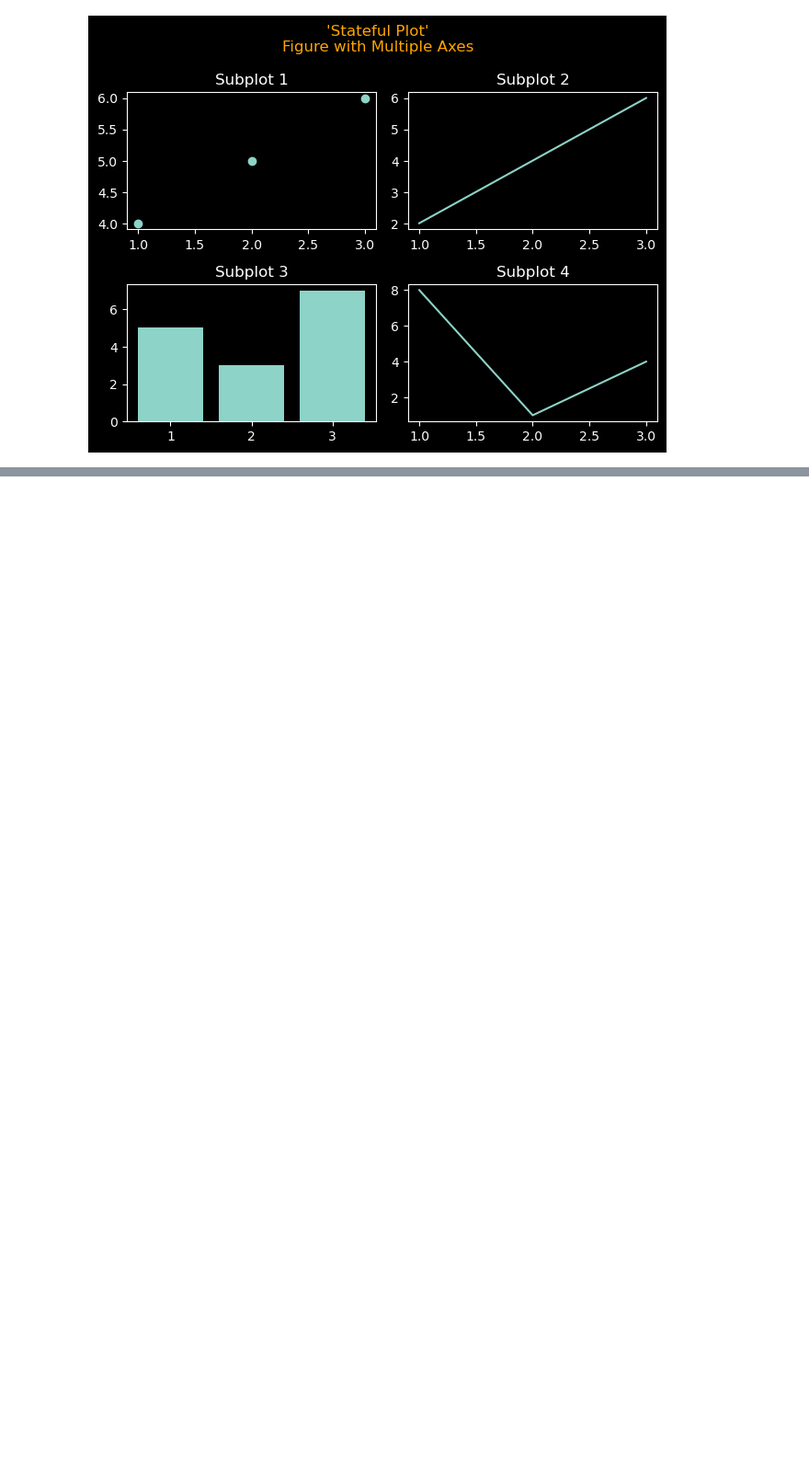
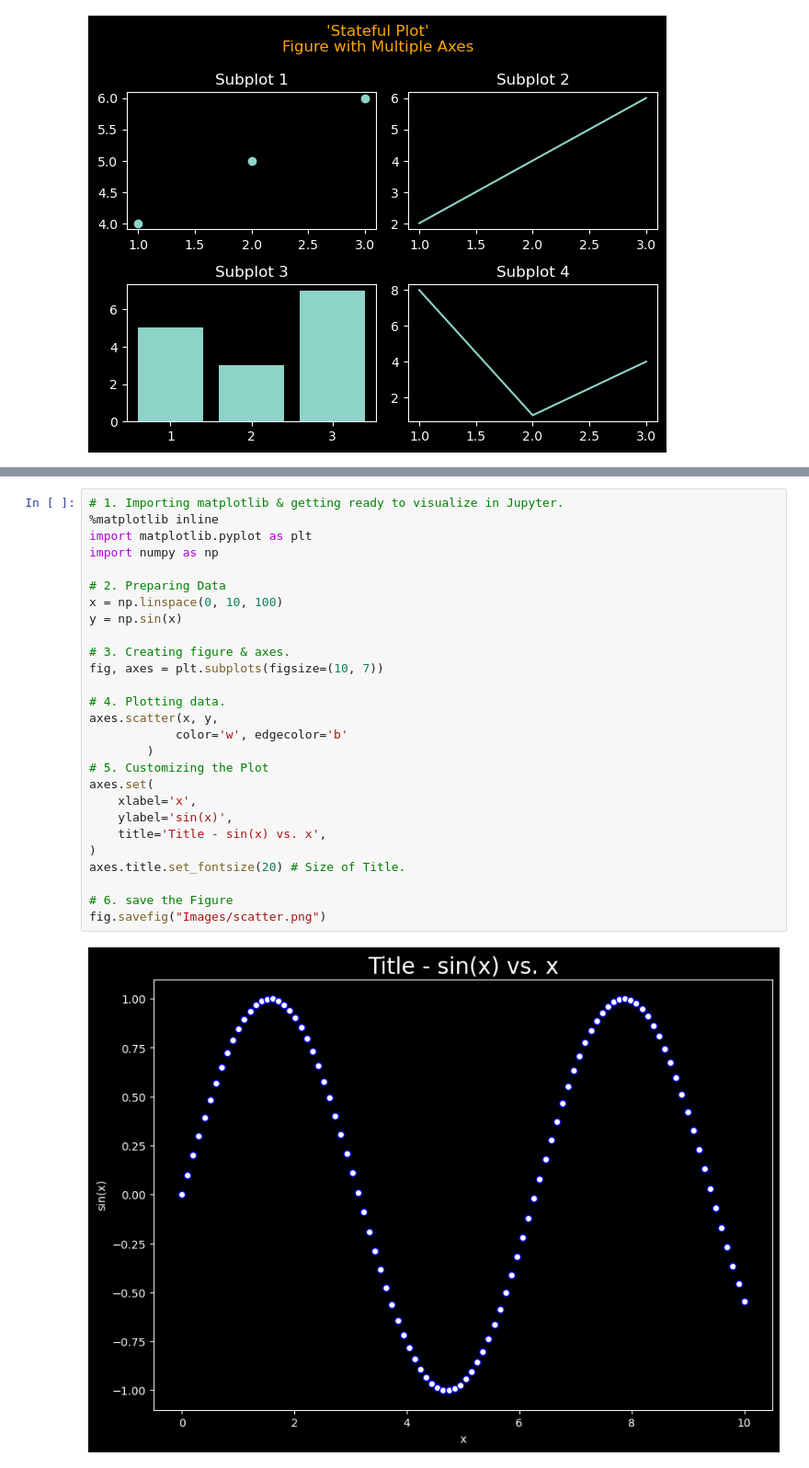
Before and after one commit to DarkDk123/ZTM-ML-Data-Science, a Jupyter notebook: 6. Matplotlib : Visualizing Data/Matplotlib_Intro.ipynb, the cells around one changed output, grey strips where cells are left out. Shown at 92% size. Cells and saved outputs as stored; diff of their text form; blank space fills up the shorter version.

```diff
--- a/6. Matplotlib : Visualizing Data/Matplotlib_Intro.ipynb
+++ b/6. Matplotlib : Visualizing Data/Matplotlib_Intro.ipynb
@@ -118,0 +159,29 @@ plt.show()
+# %%
+# 1. Importing matplotlib & getting ready to visualize in Jupyter.
+%matplotlib inline
+import matplotlib.pyplot as plt
+import numpy as np
+
+# 2. Preparing Data
+x = np.linspace(0, 10, 100)
+y = np.sin(x)
+
+# 3. Creating figure & axes.
+fig, axes = plt.subplots(figsize=(10, 7))
+
+# 4. Plotting data.
+axes.scatter(x, y,
+            color='w', edgecolor='b'
+        )
+# 5. Customizing the Plot
+axes.set(
+    xlabel='x',
+    ylabel='sin(x)',
+    title='Title - sin(x) vs. x',
+)
+axes.title.set_fontsize(20) # Size of Title.
+
+# 6. save the Figure
+fig.savefig("Images/scatter.png")
+# %% [output]
+[figure, added]
```
Also changed, not shown: parts of 5 cells of this notebook, 1 other file.
